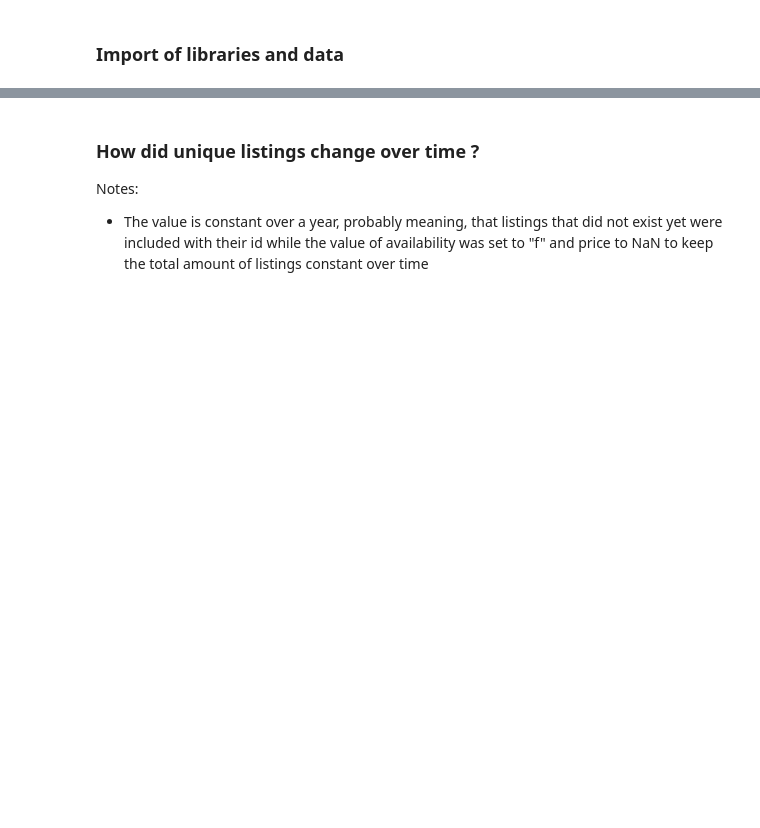
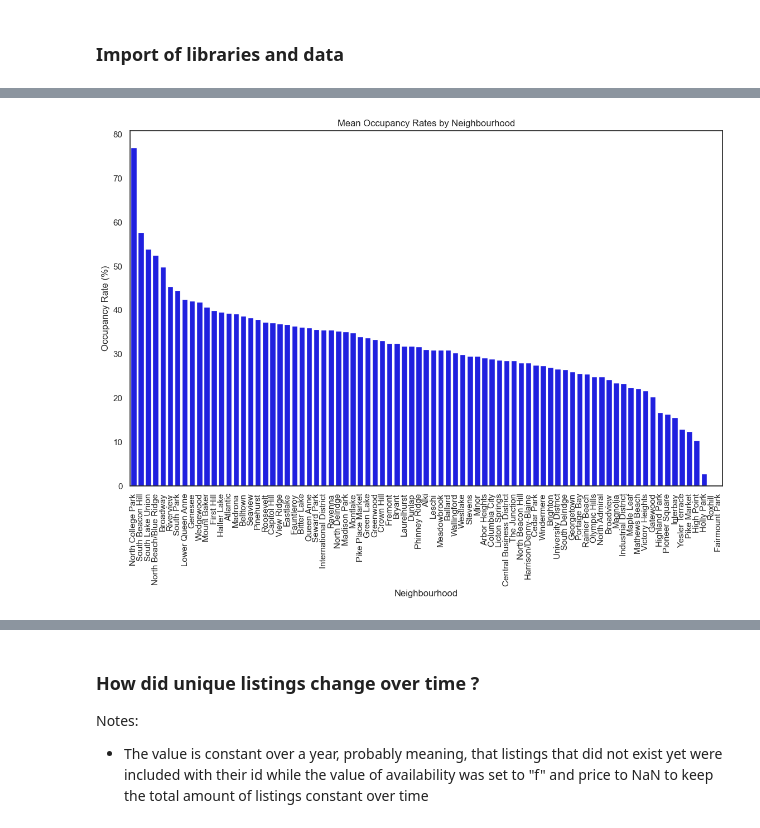
Before and after one commit to Sav019/airbnb-data-science-project, a Jupyter notebook: airbnb-project.ipynb, the cells around one changed output, grey strips where cells are left out. Cells and saved outputs as stored; diff of their text form; code cells hidden in the pictures; blank space fills up the shorter version.

```diff
--- a/airbnb-project.ipynb
+++ b/airbnb-project.ipynb
@@ -93,0 +155,26 @@ sns.heatmap(df_listings_corr_matrix, annot=True, cmap='coolwarm', fmt='.2f')
+# %%
+# Calculate monthly occupancy rate per neighbourhood
+df_monthly_occup_ratio = (
+    df_new
+    .groupby(["neighbourhood", pd.Grouper(key="date", freq="M")])["available"]
+    .apply(lambda x: (1 - (x == "t").sum() / len(x)) * 100)
+    .reset_index()
+)
+
+# Calculate the mean occupancy rate per neighbourhood
+df_neighbourhood_occup = df_monthly_occup_ratio.groupby("neighbourhood")["available"].mean().reset_index()
+df_neighbourhood_occup = df_neighbourhood_occup.sort_values(by="available", ascending=False)
+
+# Create the plot
+sns.set_theme(style="white", rc={'figure.figsize':(13.7,8.27)})
+fig, ax = plt.subplots()
+neighbourhood_occup = sns.barplot(x="neighbourhood", y="available", data=df_neighbourhood_occup, color="blue", ax=ax)
+ax.set_axisbelow(True)
+ax.grid(False)
+neighbourhood_occup.set_xticklabels(neighbourhood_occup.get_xticklabels(), rotation=90)
+ax.set_title("Mean Occupancy Rates by Neighbourhood")
+ax.set_xlabel("Neighbourhood")
+ax.set_ylabel("Occupancy Rate (%)")
+plt.show()
+# %% [output]
+[figure, added]
```
Also changed, not shown: parts of 17 cells of this notebook.
